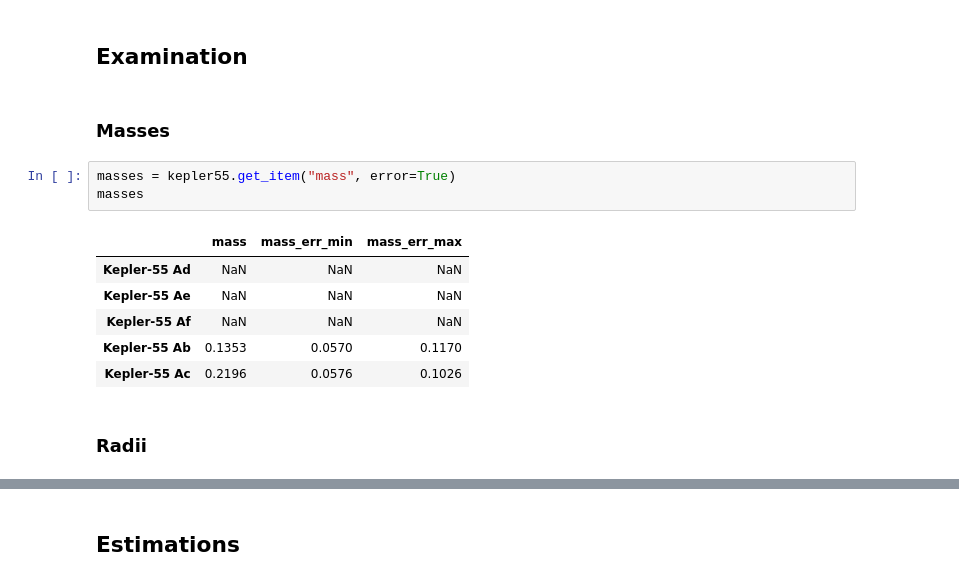
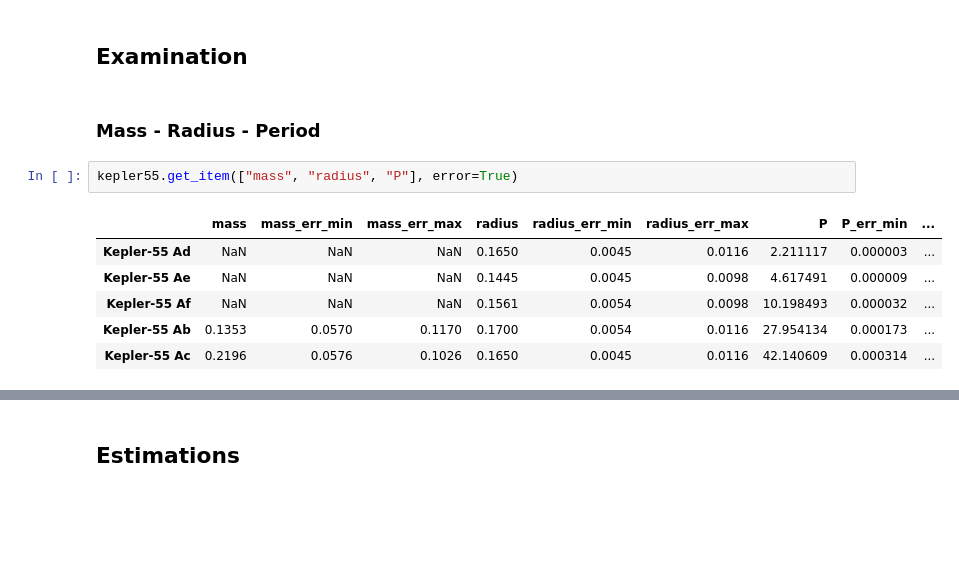
Before and after one commit to Gianuzzi/ResoKit, a Jupyter notebook: docs/source/tutorials/basic_example.ipynb, the cells around one changed output, grey strips where cells are left out. Drawn from its saved outputs; the diff is of its cells as text; blank space fills up the shorter version.

```diff
--- a/docs/source/tutorials/basic_example.ipynb
+++ b/docs/source/tutorials/basic_example.ipynb
@@ -81,16 +63,13 @@ from 'eu' data source.
 # %% [markdown]
 ## Examination
 # %% [markdown]
-### Masses
+### Mass - Radius - Period
 # %%
-masses = kepler55.get_item("mass", error=True)
-masses
+kepler55.get_item(["mass", "radius", "P"], error=True)
 # %% [output]
-|  | mass | mass_err_min | mass_err_max |
-| Kepler-55 Ad | NaN | NaN | NaN |
-| Kepler-55 Ae | NaN | NaN | NaN |
-| Kepler-55 Af | NaN | NaN | NaN |
-| Kepler-55 Ab | 0.1353 | 0.0570 | 0.1170 |
-| Kepler-55 Ac | 0.2196 | 0.0576 | 0.1026 |
+|  | mass | mass_err_min | mass_err_max | radius | radius_err_min | radius_err_max | P | P_err_min | ... |
+| Kepler-55 Ad | NaN | NaN | NaN | 0.1650 | 0.0045 | 0.0116 | 2.211117 | 0.000003 | ... |
+| Kepler-55 Ae | NaN | NaN | NaN | 0.1445 | 0.0045 | 0.0098 | 4.617491 | 0.000009 | ... |
+| Kepler-55 Af | NaN | NaN | NaN | 0.1561 | 0.0054 | 0.0098 | 10.198493 | 0.000032 | ... |
+| Kepler-55 Ab | 0.1353 | 0.0570 | 0.1170 | 0.1700 | 0.0054 | 0.0116 | 27.954134 | 0.000173 | ... |
+| Kepler-55 Ac | 0.2196 | 0.0576 | 0.1026 | 0.1650 | 0.0045 | 0.0116 | 42.140609 | 0.000314 | ... |
-# %% [markdown]
-### Radii
```
Also changed, not shown: parts of 24 cells of this notebook, 6 other files.
